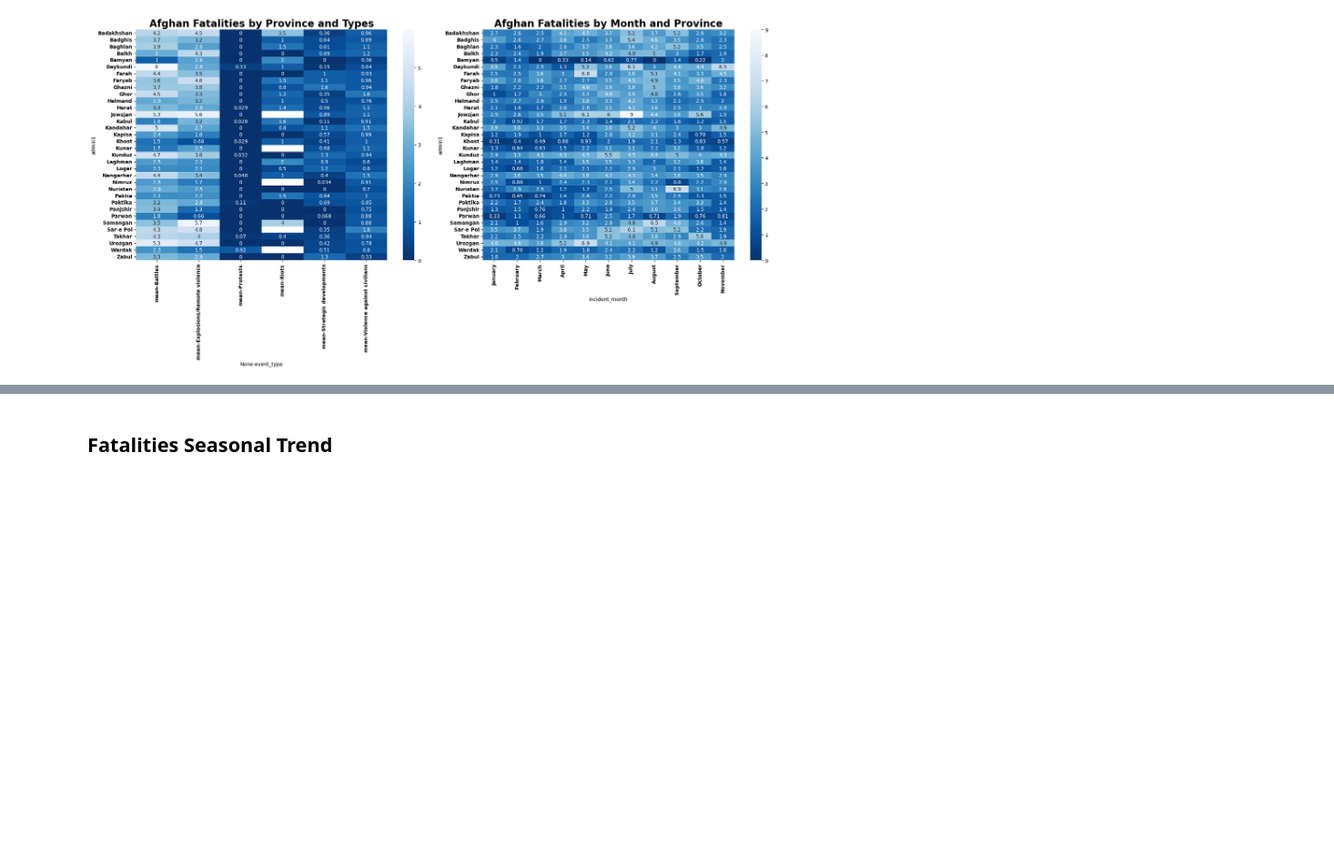
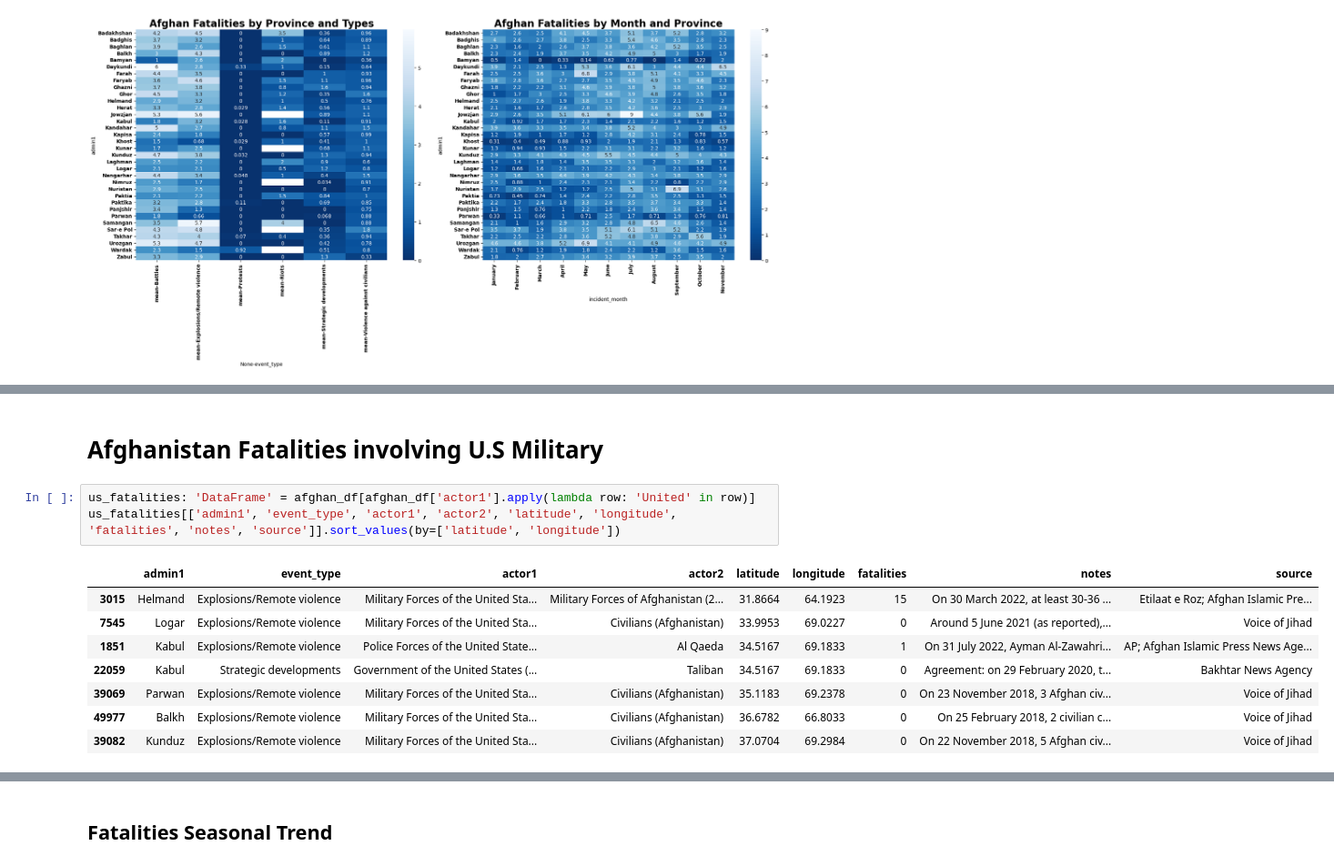
Before and after one commit to OdinProjectI/ODIN, a Jupyter notebook: CasualtiesOfWarInAfghanistan.ipynb, the cells around one changed output, grey strips where cells are left out. Shown at 91% size. Cells and saved outputs as stored; diff of their text form; blank space fills up the shorter version.

```diff
--- a/CasualtiesOfWarInAfghanistan.ipynb
+++ b/CasualtiesOfWarInAfghanistan.ipynb
@@ -127,0 +176,14 @@ plt.tight_layout()
+# %% [markdown]
+# **Afghanistan Fatalities involving U.S Military**
+# %%
+us_fatalities: 'DataFrame' = afghan_df[afghan_df['actor1'].apply(lambda row: 'United' in row)]
+us_fatalities[['admin1', 'event_type', 'actor1', 'actor2', 'latitude', 'longitude', 'fatalities', 'notes', 'source']].sort_values(by=['latitude', 'longitude'])
+# %% [output]
+|  | admin1 | event_type | actor1 | actor2 | latitude | longitude | fatalities | notes | source |
+| 3015 | Helmand | Explosions/Remote violence | Military Forces of the United Sta... | Military Forces of Afghanistan (2... | 31.8664 | 64.1923 | 15 | On 30 March 2022, at least 30-36 ... | Etilaat e Roz; Afghan Islamic Pre... |
+| 7545 | Logar | Explosions/Remote violence | Military Forces of the United Sta... | Civilians (Afghanistan) | 33.9953 | 69.0227 | 0 | Around 5 June 2021 (as reported),... | Voice of Jihad |
+| 1851 | Kabul | Explosions/Remote violence | Police Forces of the United State... | Al Qaeda | 34.5167 | 69.1833 | 1 | On 31 July 2022, Ayman Al-Zawahri... | AP; Afghan Islamic Press News Age... |
+| 22059 | Kabul | Strategic developments | Government of the United States (... | Taliban | 34.5167 | 69.1833 | 0 | Agreement: on 29 February 2020, t... | Bakhtar News Agency |
+| 39069 | Parwan | Explosions/Remote violence | Military Forces of the United Sta... | Civilians (Afghanistan) | 35.1183 | 69.2378 | 0 | On 23 November 2018, 3 Afghan civ... | Voice of Jihad |
+| 49977 | Balkh | Explosions/Remote violence | Military Forces of the United Sta... | Civilians (Afghanistan) | 36.6782 | 66.8033 | 0 | On 25 February 2018, 2 civilian c... | Voice of Jihad |
+| 39082 | Kunduz | Explosions/Remote violence | Military Forces of the United Sta... | Civilians (Afghanistan) | 37.0704 | 69.2984 | 0 | On 22 November 2018, 5 Afghan civ... | Voice of Jihad |
```
Also changed, not shown: parts of 12 cells of this notebook.
